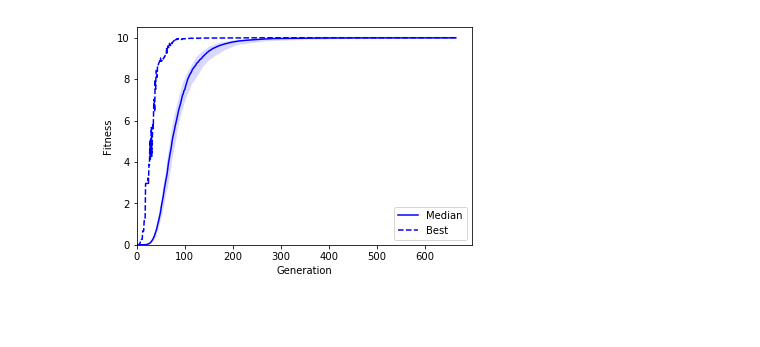
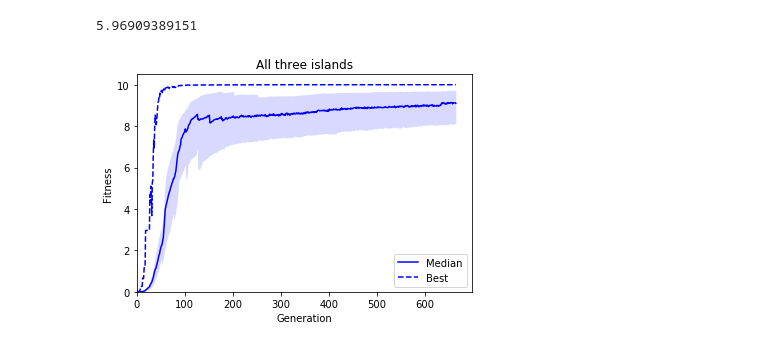
Before and after one commit to WavyV/EvoCompetent, a Jupyter notebook: Islands/Saving_results_Schaffers.ipynb, the cells around one changed output. Drawn from its saved outputs; the diff is of its cells as text; code cells hidden in the pictures; blank space fills up the shorter version.

Commit message:
update python notebook, plot for islands model together

```diff
--- a/Islands/Saving_results_Schaffers.ipynb
+++ b/Islands/Saving_results_Schaffers.ipynb
@@ -90,69 +94,90 @@ for s in range(0, S):
 average_per_generation_one_run1 = np.zeros((G, S))
 average_per_generation_one_run2 = np.zeros((G, S))
 average_per_generation_one_run3 = np.zeros((G, S))
+average_per_generation_one_run123 = np.zeros((G, S))
 champions_per_run1 = np.zeros((G, S))
 champions_per_run2 = np.zeros((G, S))
 champions_per_run3 = np.zeros((G, S))
+champions_per_run123 = np.zeros((G, S))
 for s in range(0, S):
     for t in range(0, G):
         average_per_generation_one_run1[t, s] = np.mean(results1[:, t, s])
         average_per_generation_one_run2[t, s] = np.mean(results2[:, t, s])
         average_per_generation_one_run3[t, s] = np.mean(results3[:, t, s])
+        average_per_generation_one_run123[t, s] = np.mean(results123[:, t, s])
         champions_per_run1[t, s] = np.max(results1[:, t, s])
         champions_per_run2[t, s] = np.max(results2[:, t, s])
         champions_per_run3[t, s] = np.max(results3[:, t, s])
+        champions_per_run123[t, s] = np.max(results123[:, t, s])
 
-np.savetxt('results/averages_schaffers_1.txt', average_per_generation_one_run1, fmt='%f')
-np.savetxt('results/champions_schaffers_1.txt', champions_per_run1, fmt='%f')
-np.savetxt('results/averages_schaffers_2.txt', average_per_generation_one_run2, fmt='%f')
-np.savetxt('results/champions_schaffers_2.txt', champions_per_run2, fmt='%f')
-np.savetxt('results/averages_schaffers_3.txt', average_per_generation_one_run3, fmt='%f')
-np.savetxt('results/champions_schaffers_3.txt', champions_per_run3, fmt='%f')
+#np.savetxt('results/averages_schaffers_1.txt', average_per_generation_one_run1, fmt='%f')
+#np.savetxt('results/champions_schaffers_1.txt', champions_per_run1, fmt='%f')
+#np.savetxt('results/averages_schaffers_2.txt', average_per_generation_one_run2, fmt='%f')
+#np.savetxt('results/champions_schaffers_2.txt', champions_per_run2, fmt='%f')
+#np.savetxt('results/averages_schaffers_3.txt', average_per_generation_one_run3, fmt='%f')
+#np.savetxt('results/champions_schaffers_3.txt', champions_per_run3, fmt='%f')
+#np.savetxt('results/averages_schaffers_123.txt', average_per_generation_one_run123, fmt='%f')
+#np.savetxt('results/champions_schaffers_123.txt', champions_per_run123, fmt='%f')
 
 
 overall_champions1 = np.zeros((G))
 overall_champions2 = np.zeros((G))
 overall_champions3 = np.zeros((G))
+overall_champions123 = np.zeros((G))
 for t in range(0, G):
     overall_champions1[t] = np.max(champions_per_run1[t, :])
     overall_champions2[t] = np.max(champions_per_run2[t, :])
     overall_champions3[t] = np.max(champions_per_run3[t, :])
+    overall_champions123[t] = np.max(champions_per_run123[t, :])
 
 median_per_generation1 = np.zeros((G))
 median_per_generation2 = np.zeros((G))
 median_per_generation3 = np.zeros((G))
+median_per_generation123 = np.zeros((G))
 first_quartile1 = np.zeros((G))
 third_quartile1 = np.zeros((G))
 first_quartile2 = np.zeros((G))
 third_quartile2 = np.zeros((G))
 first_quartile3 = np.zeros((G))
 third_quartile3 = np.zeros((G))
+first_quartile123 = np.zeros((G))
+third_quartile123 = np.zeros((G))
 for t in range(0, G):
     median_per_generation1[t] = np.median(average_per_generation_one_run1[t, :])
     median_per_generation2[t] = np.median(average_per_generation_one_run2[t, :])
     median_per_generation3[t] = np.median(average_per_generation_one_run3[t, :])
+    median_per_generation123[t] = np.median(average_per_generation_one_run123[t, :])
     first_quartile1[t] = np.percentile(average_per_generation_one_run1[t, :], 25)
     third_quartile1[t] = np.percentile(average_per_generation_one_run1[t, :], 75)
     first_quartile2[t] = np.percentile(average_per_generation_one_run2[t, :], 25)
     third_quartile2[t] = np.percentile(average_per_generation_one_run2[t, :], 75)
     first_quartile3[t] = np.percentile(average_per_generation_one_run3[t, :], 25)
     third_quartile3[t] = np.percentile(average_per_generation_one_run3[t, :], 75)
+    first_quartile123[t] = np.percentile(average_per_generation_one_run123[t, :], 25)
+    third_quartile123[t] = np.percentile(average_per_generation_one_run123[t, :], 75)
 
 #
 # np.savetxt('results/median_katsuura_DE.txt', median_per_generation, fmt='%f')
 # np.savetxt('results/firstquartile_katsuura_DE.txt', first_quartile, fmt='%f')
 # np.savetxt('results/thirdquartile_katsuura_DE.txt', third_quartile, fmt='%f')
 # np.savetxt('results/champions_katsuura_DE.txt', overall_champions, fmt='%f')
+# %%
+print median_per_generation3[206] #fitness suddenly drops from generation 126 to 127 and 151 to 152 when epoch is 125
+
+#121 to 122 and 141 to 142 when epoch=20
+# %% [output]
+5.96909389151
 # %%
 #Plotting median with interquartile distance
-plt.plot(range(0,G), median_per_generation2, color='blue', label='Median')
-plt.fill_between(range(0, G), third_quartile2, first_quartile2, color='blue', alpha=0.15, linewidth=0)
+plt.plot(range(0,G), median_per_generation123, color='blue', label='Median')
+plt.fill_between(range(0, G), third_quartile123, first_quartile123, color='blue', alpha=0.15, linewidth=0)
 plt.plot(range(0,G), overall_champions2, color='blue', linestyle='--', label='Best')
+plt.title('All three islands')
 plt.xlabel('Generation')
 plt.ylabel('Fitness')
 plt.xlim(xmin=0)
 plt.ylim(ymin=0)
 plt.legend()
 plt.show()
 # %% [output]
-[figure, old version]
+[figure, new version]
```
Also changed, not shown: parts of 3 cells of this notebook, 15 other files.
